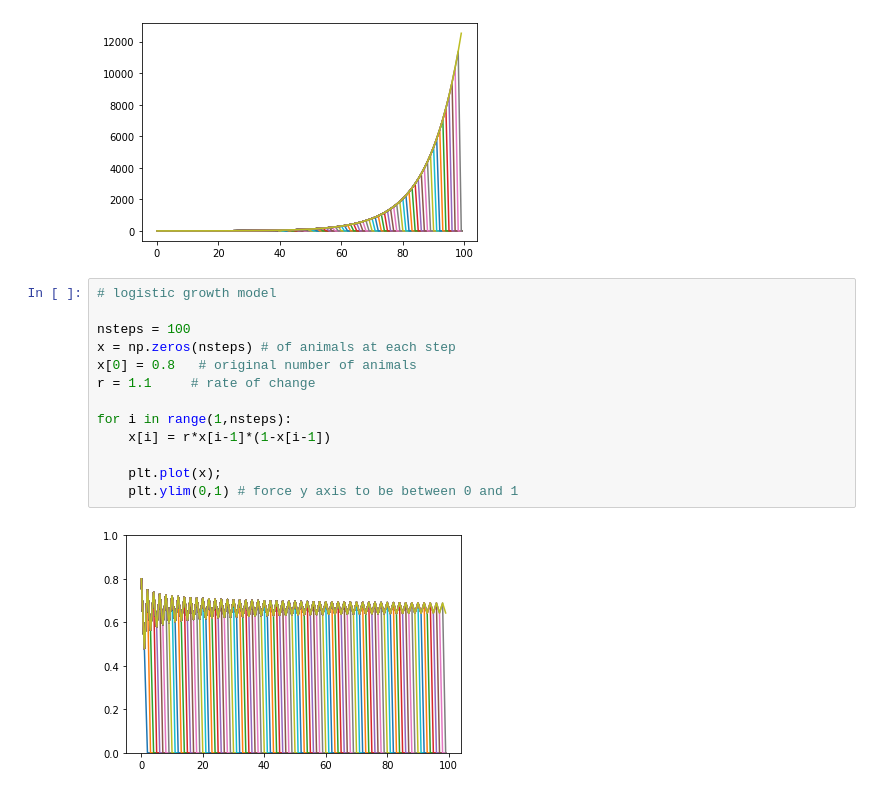
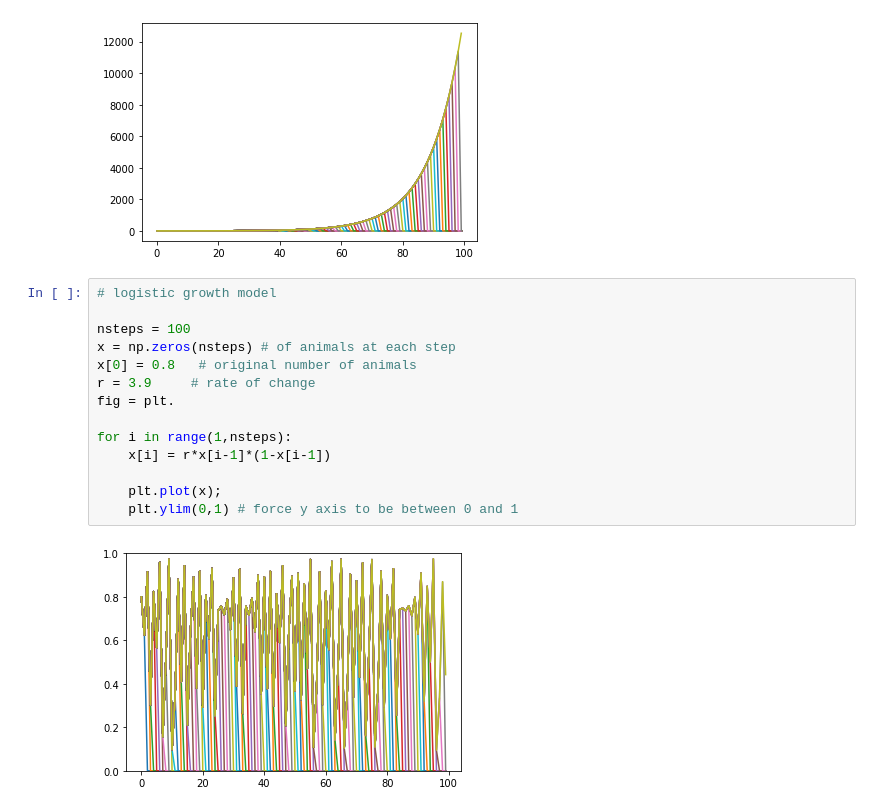
Before and after one commit to gitmemyfries/comp-bio, a Jupyter notebook: class 3.ipynb, the cells around one changed output. Cells and saved outputs as stored; diff of their text form.

```diff
--- a/class 3.ipynb
+++ b/class 3.ipynb
@@ -94,15 +94,16 @@ for i in range(1,nsteps):
 # %%
 # logistic growth model
 
 nsteps = 100
 x = np.zeros(nsteps) # of animals at each step
 x[0] = 0.8   # original number of animals
-r = 1.1     # rate of change
+r = 3.9     # rate of change
+fig = plt.
 
 for i in range(1,nsteps):
     x[i] = r*x[i-1]*(1-x[i-1])
 
     plt.plot(x);
     plt.ylim(0,1) # force y axis to be between 0 and 1
 # %% [output]
-[figure, old version]
+[figure, new version]
```
Also changed, not shown: 6 other files.
